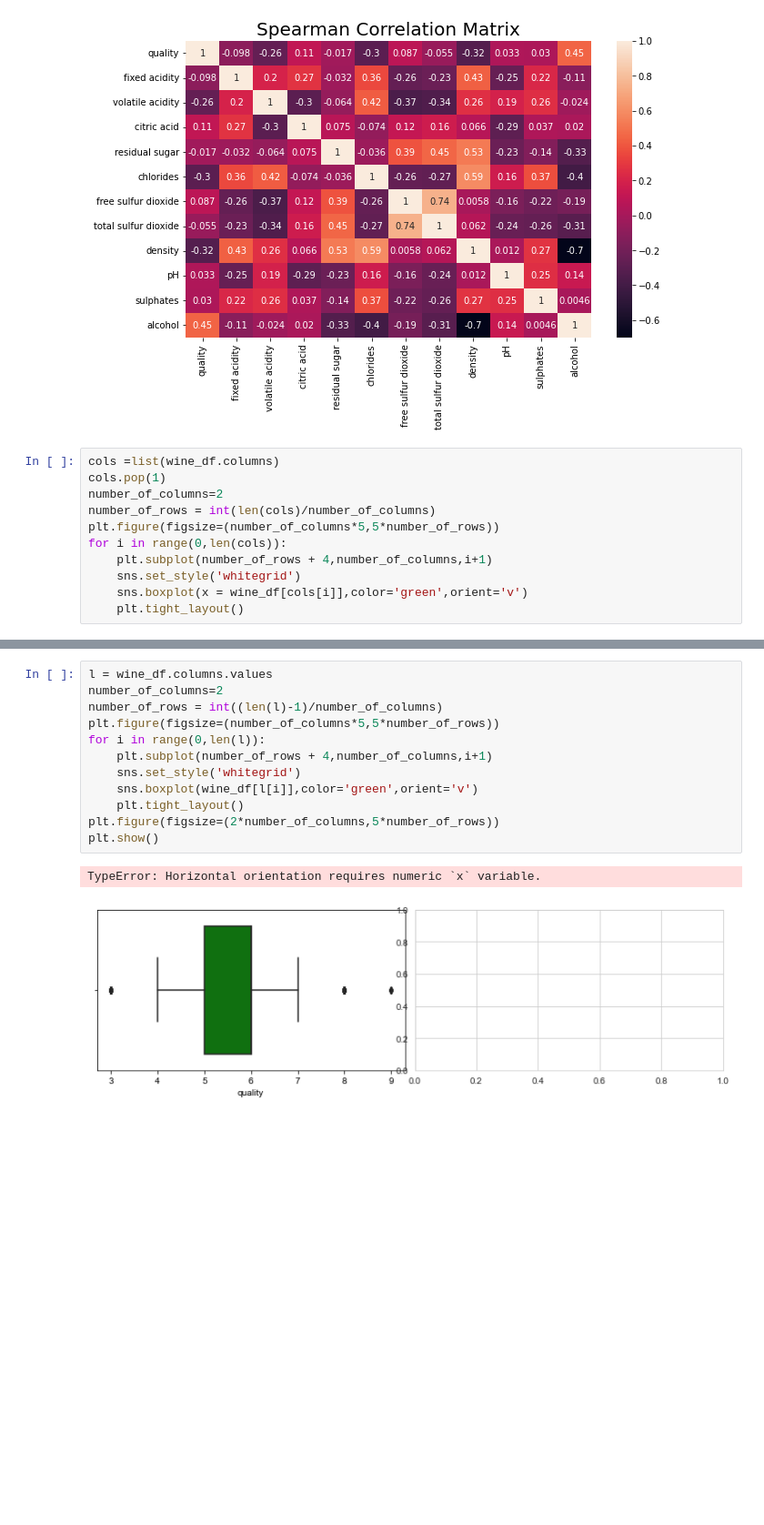
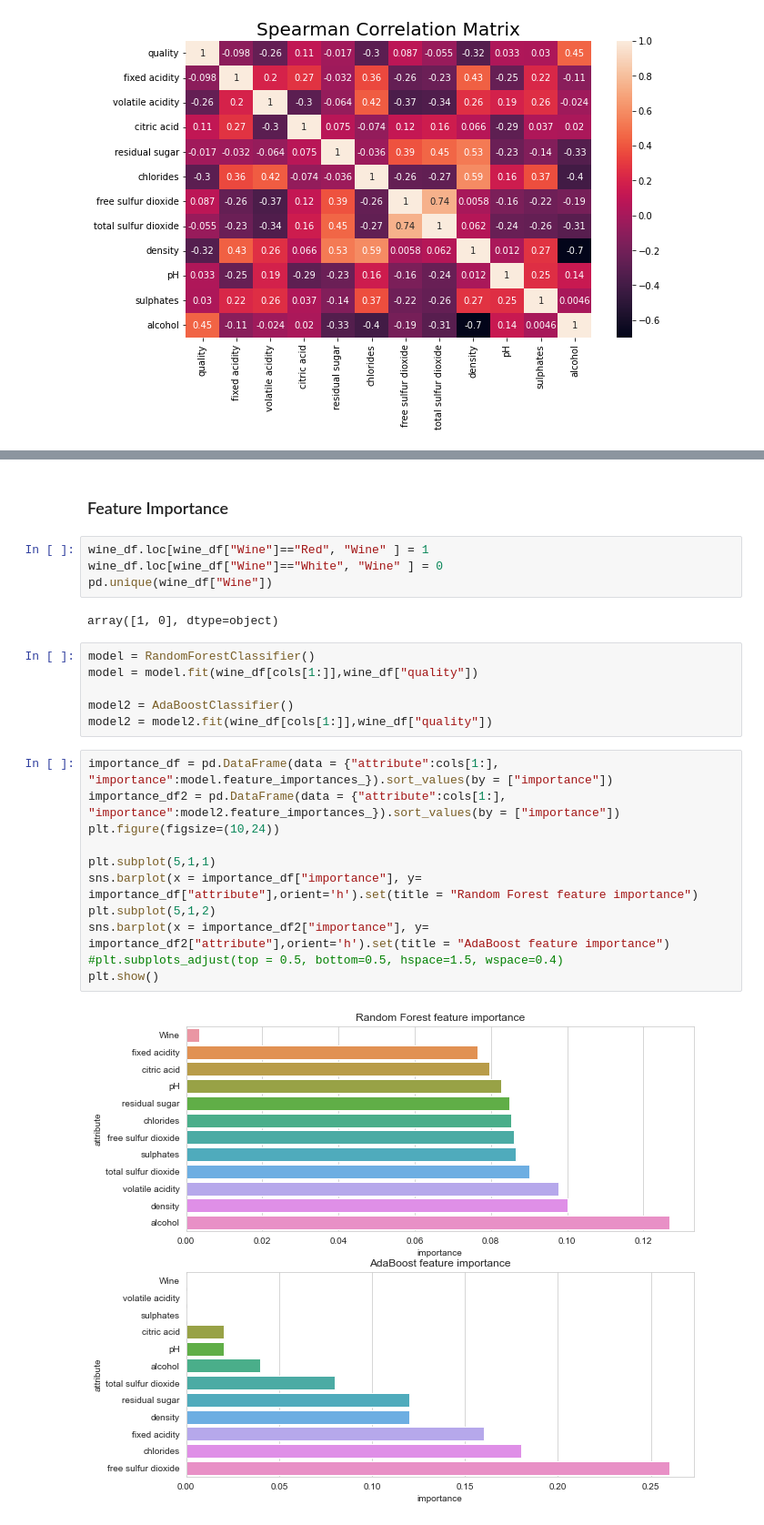
Before and after one commit to TymPi/AppliedML, a Jupyter notebook: Data Analysis.ipynb, the cells around one changed output, grey strips where cells are left out. Shown: that part at 91% size. Saved outputs shown, nothing was run; the diff lists cells and outputs as text; blank space fills up the shorter version.

```diff
--- a/Data Analysis.ipynb
+++ b/Data Analysis.ipynb
@@ -77,14 +109,3 @@ plt.title('Spearman Correlation Matrix', fontsize=20)
 # %% [output]
 Text(0.5, 1.0, 'Spearman Correlation Matrix')
 [figure]
-# %%
-cols =list(wine_df.columns)
-cols.pop(1)
-number_of_columns=2
-number_of_rows = int(len(cols)/number_of_columns)
-plt.figure(figsize=(number_of_columns*5,5*number_of_rows))
-for i in range(0,len(cols)):
-    plt.subplot(number_of_rows + 4,number_of_columns,i+1)
-    sns.set_style('whitegrid')
-    sns.boxplot(x = wine_df[cols[i]],color='green',orient='v')
-    plt.tight_layout()
@@ -93,15 +112,27 @@ for i in range(0,len(cols)):
-# %%
-l = wine_df.columns.values
-number_of_columns=2
-number_of_rows = int((len(l)-1)/number_of_columns)
-plt.figure(figsize=(number_of_columns*5,5*number_of_rows))
-for i in range(0,len(l)):
-    plt.subplot(number_of_rows + 4,number_of_columns,i+1)
-    sns.set_style('whitegrid')
-    sns.boxplot(wine_df[l[i]],color='green',orient='v')
-    plt.tight_layout()
-plt.figure(figsize=(2*number_of_columns,5*number_of_rows))
-plt.show()
-# %% [output]
-TypeError: Horizontal orientation requires numeric `x` variable.
-[figure, removed]
+# %% [markdown]
+### Feature Importance
+# %%
+wine_df.loc[wine_df["Wine"]=="Red", "Wine" ] = 1
+wine_df.loc[wine_df["Wine"]=="White", "Wine" ] = 0
+pd.unique(wine_df["Wine"])
+# %% [output]
+array([1, 0], dtype=object)
+# %%
+model = RandomForestClassifier()
+model = model.fit(wine_df[cols[1:]],wine_df["quality"])
+
+model2 = AdaBoostClassifier()
+model2 = model2.fit(wine_df[cols[1:]],wine_df["quality"])
+# %%
+importance_df = pd.DataFrame(data = {"attribute":cols[1:], "importance":model.feature_importances_}).sort_values(by = ["importance"])
+importance_df2 = pd.DataFrame(data = {"attribute":cols[1:], "importance":model2.feature_importances_}).sort_values(by = ["importance"])
+plt.figure(figsize=(10,24))
+
+plt.subplot(5,1,1)
+sns.barplot(x = importance_df["importance"], y= importance_df["attribute"],orient='h').set(title = "Random Forest feature importance")
+plt.subplot(5,1,2)
+sns.barplot(x = importance_df2["importance"], y= importance_df2["attribute"],orient='h').set(title = "AdaBoost feature importance")
+#plt.subplots_adjust(top = 0.5, bottom=0.5, hspace=1.5, wspace=0.4)
+plt.show()
+# %% [output]
+[figure, added]
```
Also changed, not shown: parts of 12 cells of this notebook.
